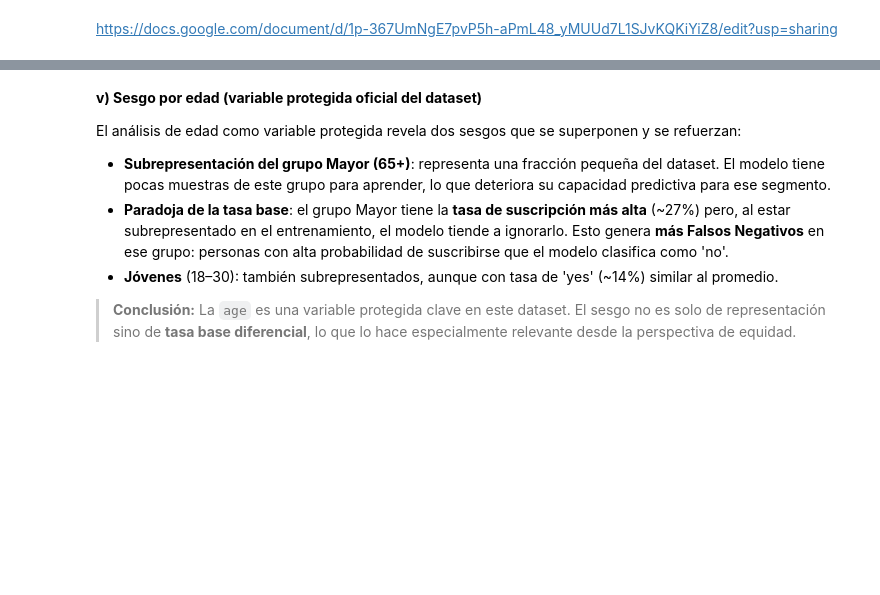
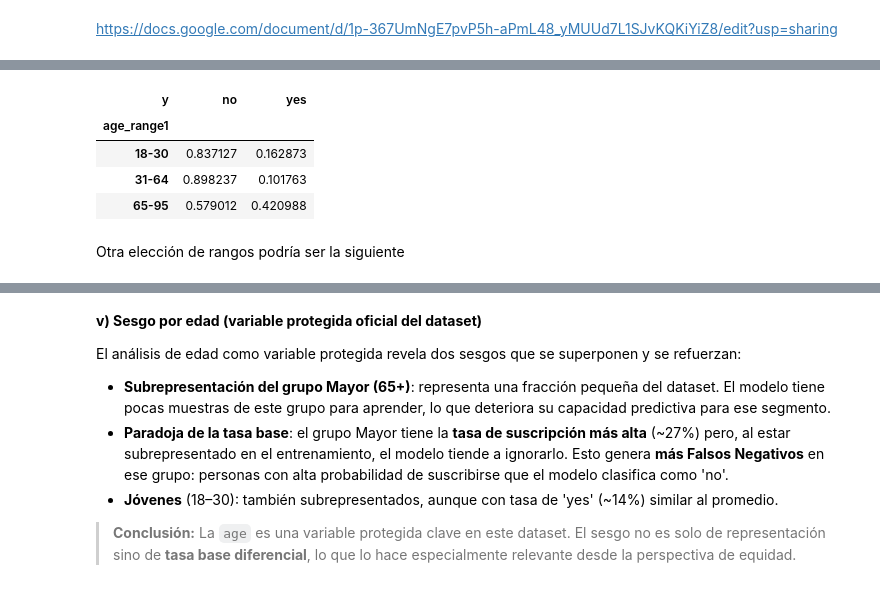
Before and after one commit to eltanook/bank-marketing, a Jupyter notebook: ej1.ipynb, the cells around one changed output, grey strips where cells are left out. Cells and saved outputs as stored; diff of their text form; code cells hidden in the pictures; blank space fills up the shorter version.

```diff
--- a/ej1.ipynb
+++ b/ej1.ipynb
@@ -159,0 +192,6 @@ donde los grupos están igualmente representados y además las proporciones de
+# %%
+# Distribución por grupos de edad (Primer agrupamiento)
+bins_1 = [17, 30, 64, 95]
+labels_1 = ['18-30', '31-64', '65-95']
+df['age_range1'] = pd.cut(df['age'], bins=bins_1, labels=labels_1)
+pd.DataFrame(df['age_range1'].value_counts())
@@ -159,0 +204,12 @@ donde los grupos están igualmente representados y además las proporciones de
+# %%
+# Tasa de suscripción por grupos de edad (Primer agrupamiento)
+pd.crosstab(df['age_range1'], df['y'], normalize='index')
+# %% [output]
+| y | no | yes |
+| age_range1 |  |  |
+| 18-30 | 0.837127 | 0.162873 |
+| 31-64 | 0.898237 | 0.101763 |
+| 65-95 | 0.579012 | 0.420988 |
+# %% [markdown]
+
+Otra elección de rangos podría ser la siguiente
```
Also changed, not shown: parts of 19 cells of this notebook, 15 other files.
